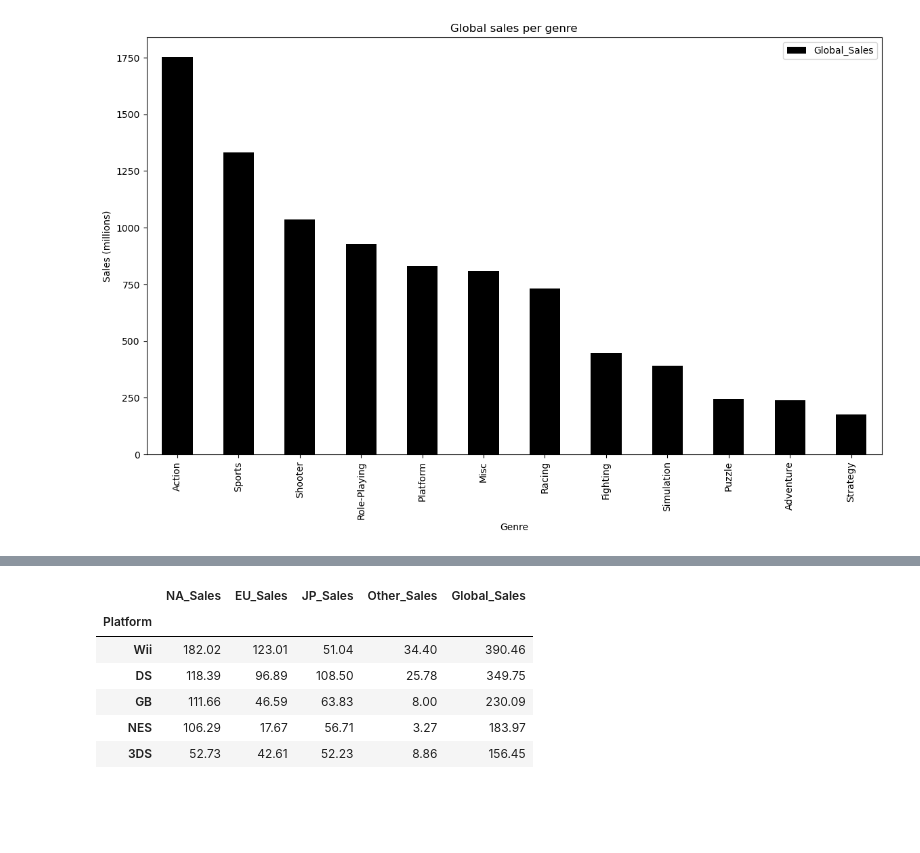
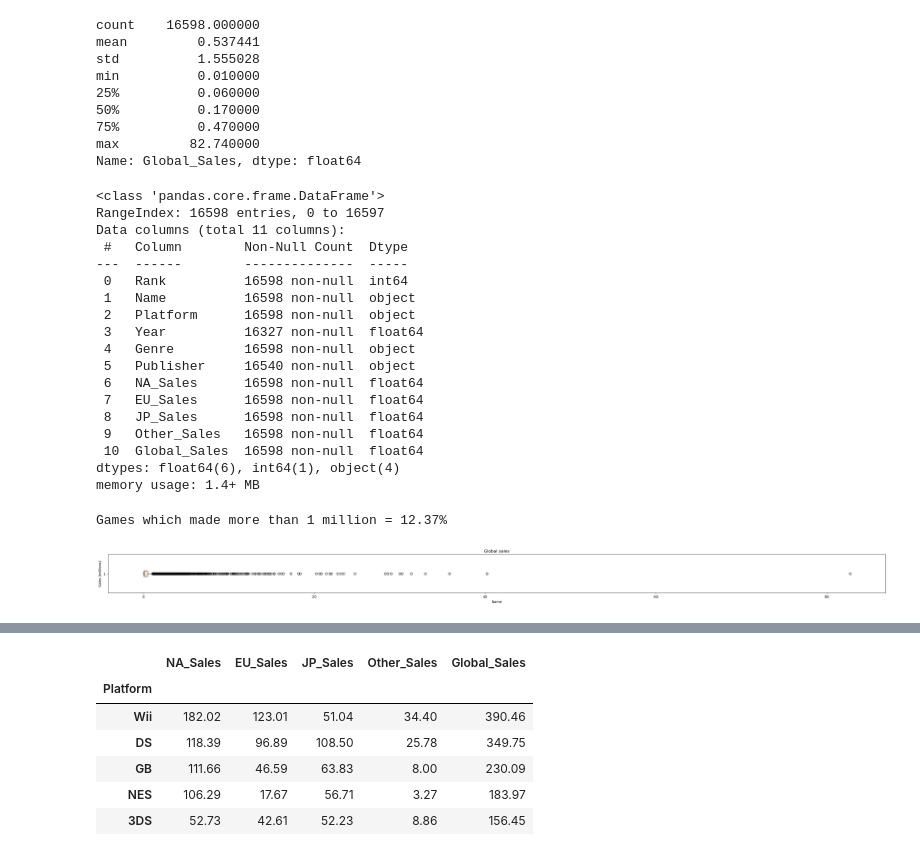
Before and after one commit to Thampi-hub/Springboard_RT, a Jupyter notebook: Videogame_sales.ipynb, the cells around one changed output, grey strips where cells are left out. Cells and saved outputs as stored; diff of their text form; code cells hidden in the pictures; blank space fills up the shorter version.

```diff
--- a/Videogame_sales.ipynb
+++ b/Videogame_sales.ipynb
@@ -6,5 +6,3 @@ import seaborn as sns
 # %%
-popgames100 = pd.read_csv("./Presentation/games.csv")
-games2024 = pd.read_csv("./Presentation/vgchartz-2024.csv")
-top100sales = pd.read_csv("./Presentation/vgsales.csv")
-steamrec = pd.read_csv("./Presentation/games_oth.csv")
+top100sales = pd.read_csv("./vgsales.csv")
+top100sales.head()
@@ -11,13 +16,47 @@ steamrec = pd.read_csv("./Presentation/games_oth.csv")
+# %%
+top100sales['Global_Sales'].describe()
+# %% [output]
+count    16598.000000
+mean         0.537441
+std          1.555028
+min          0.010000
+25%          0.060000
+50%          0.170000
+75%          0.470000
+max         82.740000
+Name: Global_Sales, dtype: float64
+# %%
+top100sales.info()
+# %% [output]
+<class 'pandas.core.frame.DataFrame'>
+RangeIndex: 16598 entries, 0 to 16597
+Data columns (total 11 columns):
+ #   Column        Non-Null Count  Dtype
+---  ------        --------------  -----
+ 0   Rank          16598 non-null  int64
+ 1   Name          16598 non-null  object
+ 2   Platform      16598 non-null  object
+ 3   Year          16327 non-null  float64
+ 4   Genre         16598 non-null  object
+ 5   Publisher     16540 non-null  object
+ 6   NA_Sales      16598 non-null  float64
+ 7   EU_Sales      16598 non-null  float64
+ 8   JP_Sales      16598 non-null  float64
+ 9   Other_Sales   16598 non-null  float64
+ 10  Global_Sales  16598 non-null  float64
+dtypes: float64(6), int64(1), object(4)
+memory usage: 1.4+ MB
+# %%
+mil_above_cnt = top100sales[top100sales['Global_Sales']>1].shape[0]/top100sales.shape[0] * 100
+print(f"Games which made more than 1 million = {round(mil_above_cnt, 2)}%")
+# %% [output]
+Games which made more than 1 million = 12.37%
 # %%
-global_sales = top100sales.groupby('Genre')[['NA_Sales', 'EU_Sales', 'JP_Sales', 'Other_Sales', 'Global_Sales']].sum()
-
-global_sales[['Global_Sales']].\
-    sort_values(by='Global_Sales', ascending=False).\
-    plot(kind='bar', figsize=(14,8), color='black')
-
-plt.title('Global sales per genre')
-plt.xlabel('Genre')
+plt.figure(figsize=(40,2))
+plt.boxplot(top100sales['Global_Sales'],vert=0)
+plt.title('Global sales')
+plt.xlabel('Name')
 plt.ylabel('Sales (millions)')
 plt.show()
 # %% [output]
-[figure, old version]
+[figure, new version]
```
Also changed, not shown: parts of 23 cells of this notebook.
